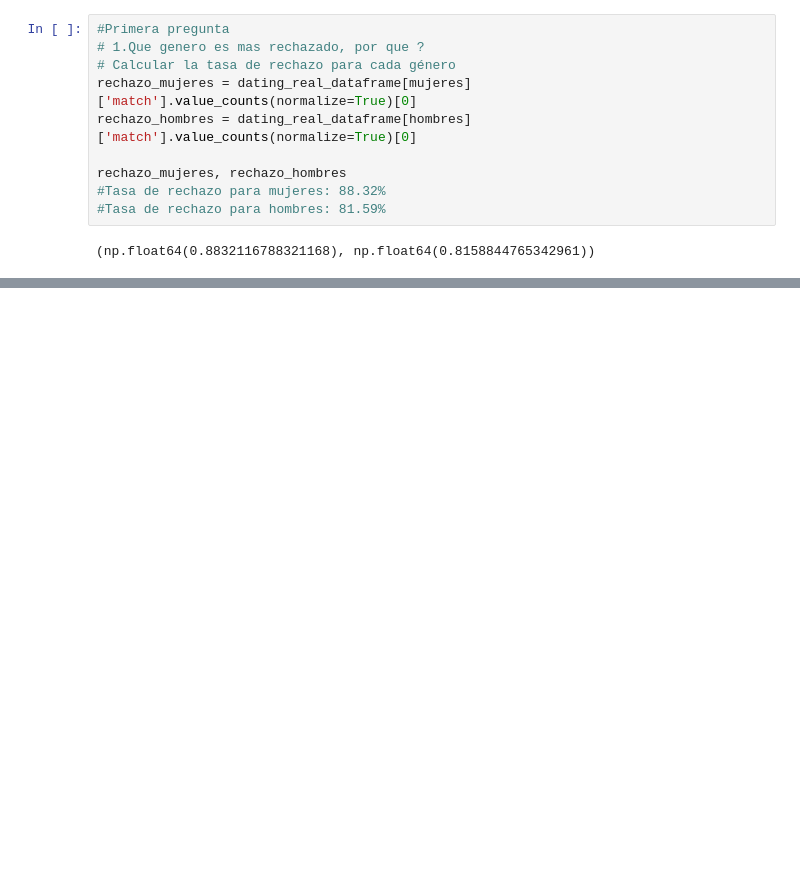
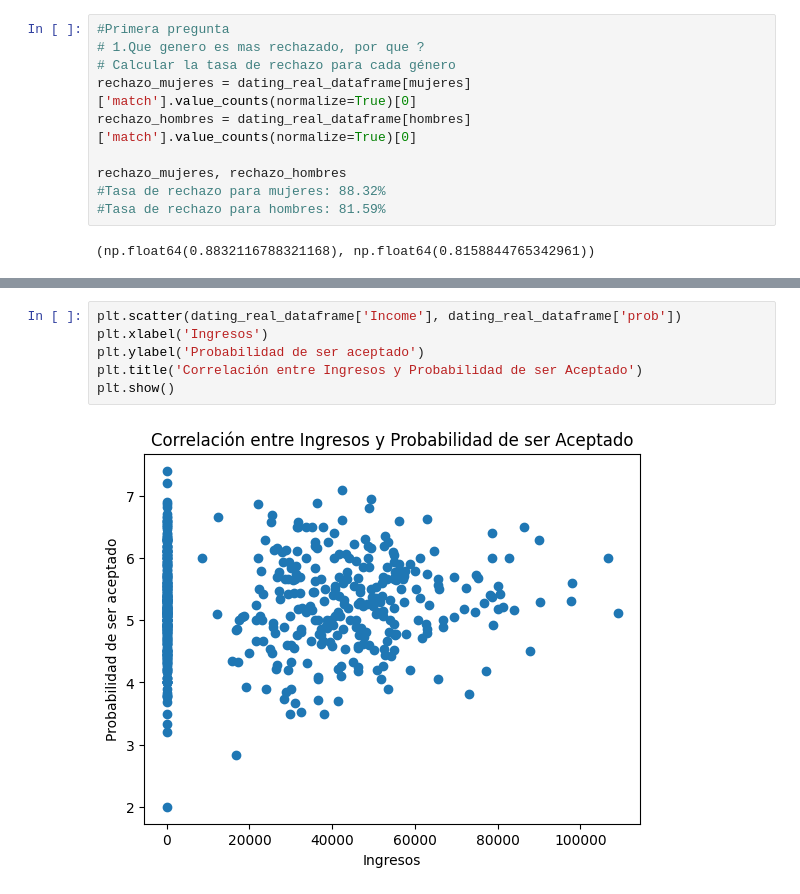
Before and after one commit to unmetro/PrograCienciasDeDatos, a Jupyter notebook: ProyectoProgra/Proyecto_progra.ipynb, the cells around one changed output, grey strips where cells are left out. Drawn from its saved outputs; the diff is of its cells as text; blank space fills up the shorter version.

```diff
--- a/ProyectoProgra/Proyecto_progra.ipynb
+++ b/ProyectoProgra/Proyecto_progra.ipynb
@@ -378,0 +282,8 @@ caracteristicas_mujeres_aceptadas.iloc[0],salario_mujeres_aceptadas, caracterist
+# %%
+plt.scatter(dating_real_dataframe['Income'], dating_real_dataframe['prob'])
+plt.xlabel('Ingresos')
+plt.ylabel('Probabilidad de ser aceptado')
+plt.title('Correlación entre Ingresos y Probabilidad de ser Aceptado')
+plt.show()
+# %% [output]
+[figure, added]
```
Also changed, not shown: parts of 23 cells of this notebook.
